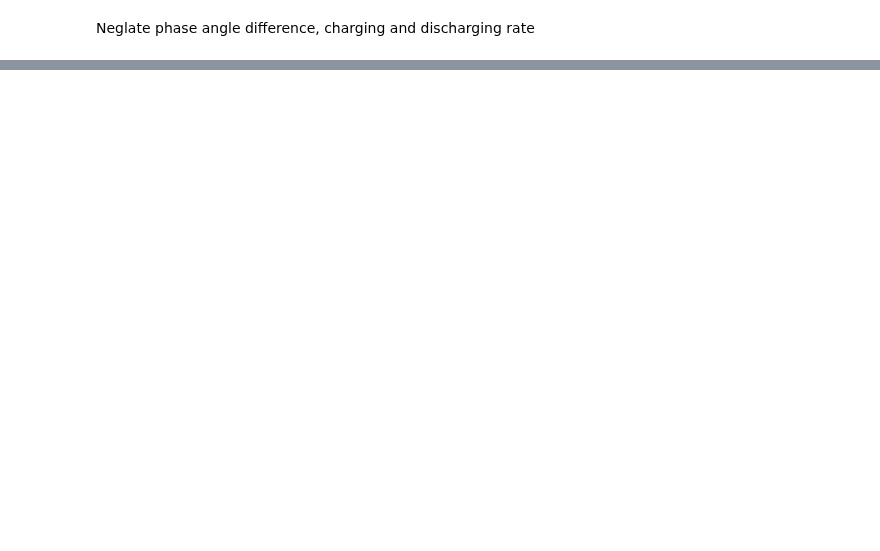
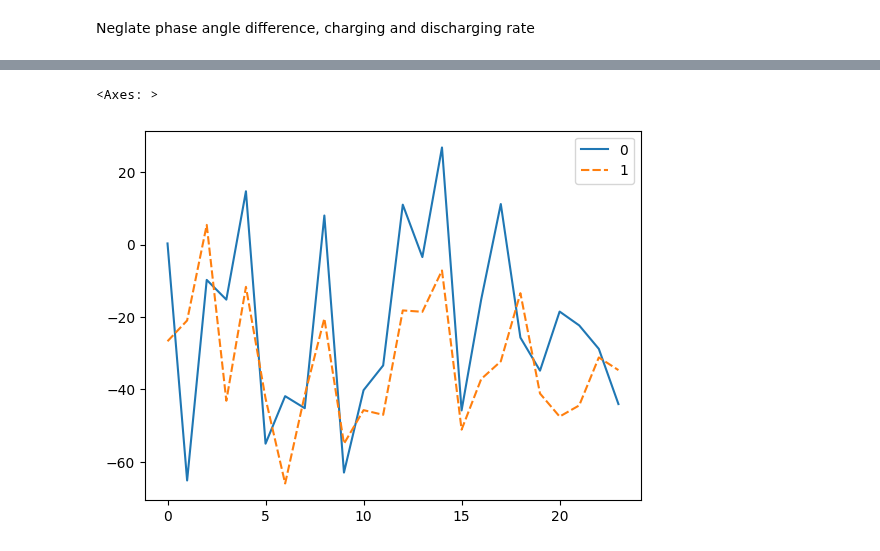
Before and after one commit to chialingyang7718/RL_OPF_EVaware, a Jupyter notebook: Scripts/IPM.ipynb, the cells around one changed output, grey strips where cells are left out. Drawn from its saved outputs; the diff is of its cells as text; code cells hidden in the pictures; blank space fills up the shorter version.

```diff
--- a/Scripts/IPM.ipynb
+++ b/Scripts/IPM.ipynb
@@ -105,0 +154,5 @@ net.storage
+# %%
+sns.lineplot(data= df_gen_q)
+# %% [output]
+<Axes: >
+[figure, added]
```
Also changed, not shown: parts of 15 cells of this notebook.
